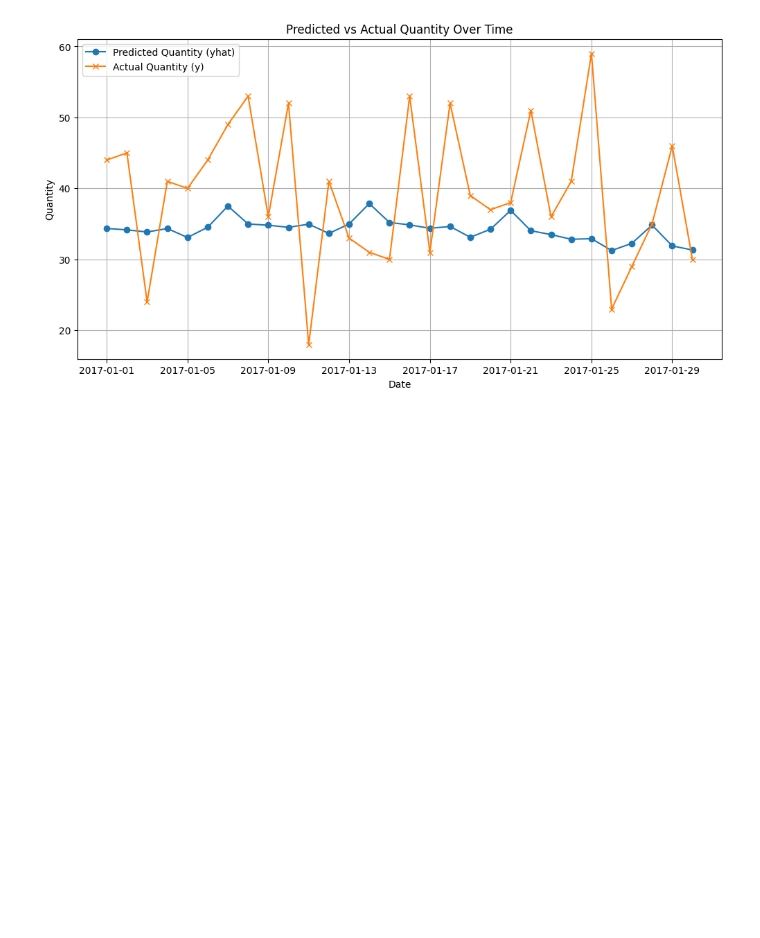
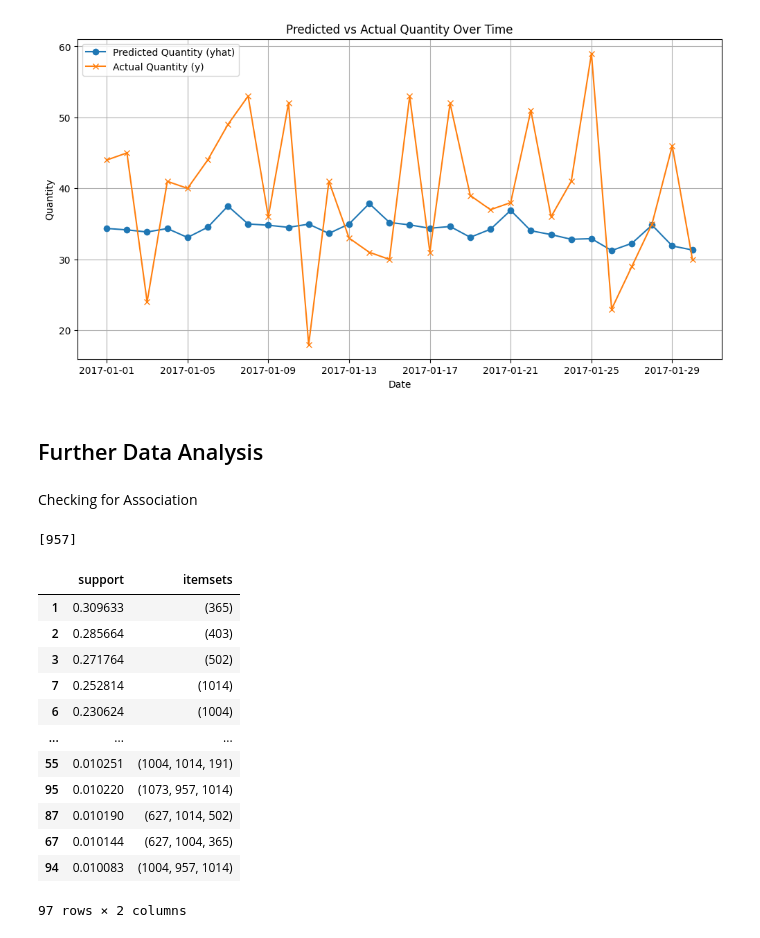
Before and after one commit to SunithAreng/DSS_Project_DataCo, a Jupyter notebook: Cleaner Exploration.ipynb, the cells around one changed output. Drawn from its saved outputs; the diff is of its cells as text; code cells hidden in the pictures; blank space fills up the shorter version.

Commit message:
added association

```diff
--- a/Cleaner Exploration.ipynb
+++ b/Cleaner Exploration.ipynb
@@ -242,3 +236,28 @@ plt.grid(True)
 plt.show()
 # %% [output]
 [figure]
+# %% [markdown]
+## Further Data Analysis
+# %% [markdown]
+Checking for Association
+# %%
+orders = spark.sql("""
+            SELECT
+                order_id,
+                collect_list(product_card_id) AS product_ids
+            FROM
+                my_table
+            GROUP BY
+                order_id;
+          """)
+# orders.show(10)
+orders = orders.toPandas()['product_ids']
+# to_csv('order_details.csv', encoding='utf-8', index=False)
+
+dataset = []
+
+for row in orders:
+    dataset.append(row)
+dataset[0]
+# %% [output]
+[957]
@@ -244,0 +268,23 @@ plt.show()
+# %%
+oht = TransactionEncoder()
+oht_array = oht.fit(dataset).transform(dataset)
+oht_df = pd.DataFrame(oht_array, columns = oht.columns_)
+# oht_df.to_csv('transaction_encoded.csv', index=False)
+# %%
+frequent_items = apriori(oht_df, min_support = 0.01, use_colnames = True)
+frequent_items = frequent_items.sort_values(by = ['support'], ascending = False)
+frequent_items
+# %% [output]
+|  | support | itemsets |
+| 1 | 0.309633 | (365) |
+| 2 | 0.285664 | (403) |
+| 3 | 0.271764 | (502) |
+| 7 | 0.252814 | (1014) |
+| 6 | 0.230624 | (1004) |
+| ... | ... | ... |
+| 55 | 0.010251 | (1004, 1014, 191) |
+| 95 | 0.010220 | (1073, 957, 1014) |
+| 87 | 0.010190 | (627, 1014, 502) |
+| 67 | 0.010144 | (627, 1004, 365) |
+| 94 | 0.010083 | (1004, 957, 1014) |
+97 rows × 2 columns
```
Also changed, not shown: parts of 5 cells of this notebook.
